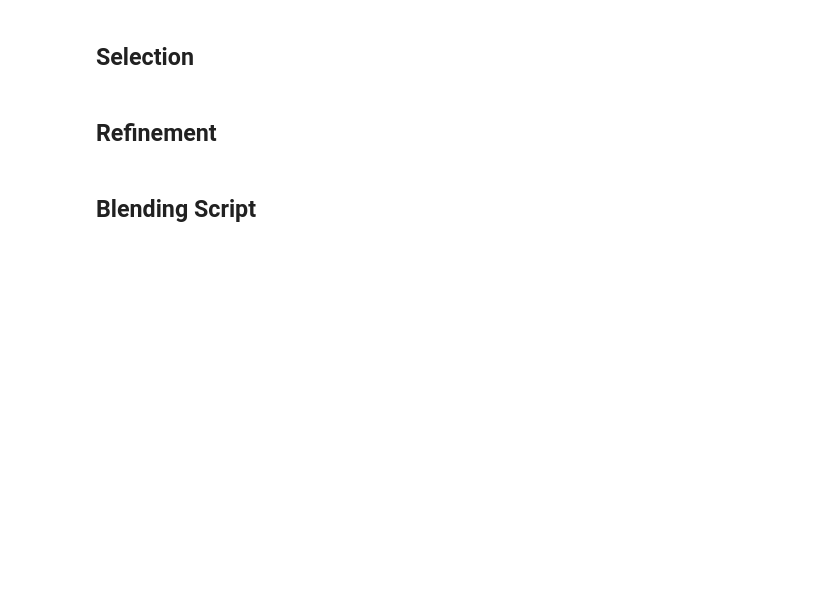
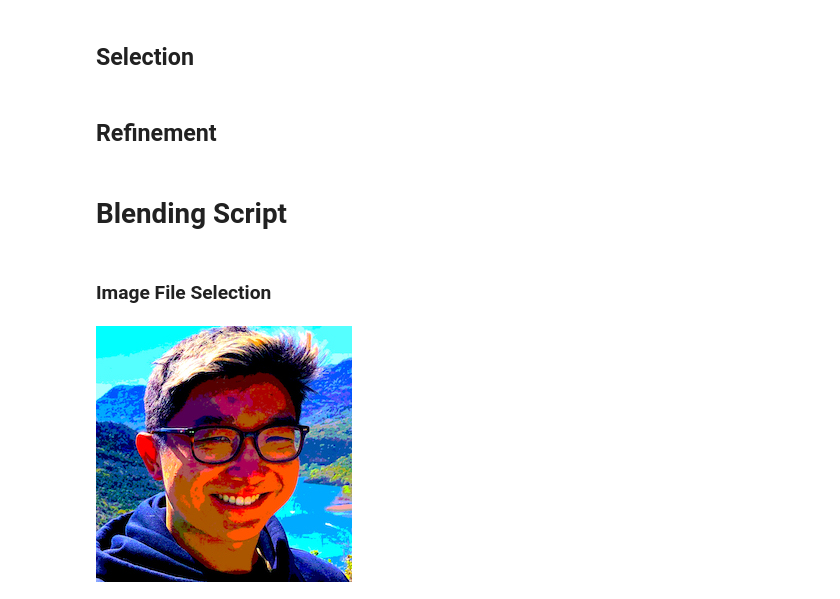
Before and after one commit to adamdavidcole/stylegan3-fun-blend, a Jupyter notebook: blend.ipynb, the cells around one changed output. Saved outputs shown, nothing was run; the diff lists cells and outputs as text; code cells hidden in the pictures; blank space fills up the shorter version.

```diff
--- a/blend.ipynb
+++ b/blend.ipynb
@@ -349,5 +354,5 @@ for training_checkpoint in training_checkpoints:
 # %% [markdown]
 ## Refinement
 # %% [markdown]
-## Blending Script
+# Blending Script
 # %%
@@ -448,3 +484,50 @@ destination_model_pkl = "./results/butterfly/training/00008-stylegan3-r-butterfl
 G = get_model(source_model_pkl)
 G_new = copy.deepcopy(G)
 G_tuned = get_model(destination_model_pkl)
+# %% [markdown]
+### Image File Selection
+# %%
+#@title Select or Upload an Image to Project {run: "auto"}
+
+projection_source_images_outdir = "projection_source_images"
+projection_source_vectors_outdir = "projection_source_vectors"
+
+if not os.path.isdir(projection_source_images_outdir):
+  !mkdir -p $projection_source_images_outdir
+
+def upload_files():
+  filepaths = []
+  from google.colab import files
+  uploaded = files.upload()
+  for k, v in uploaded.items():
+    filepath = f"{projection_source_images_outdir}/{k}"
+    open(filepath, 'wb').write(v)
+    filepaths.append(filepath)
+  return list(filepaths)[0]
+
+
+button = widgets.Button(description="Upload New File")
+output = widgets.Output()
+
+img_file_path = "projection_source_images/alan2.jpg" #@param {type: "string"}
+
+def on_button_clicked(b):
+  global img_file_path
+  # Display the message within the output widget.
+  # with output:
+  img_file_path = upload_files();
+  clear_output(wait=True)
+  display(DisplayImage(img_file_path))
+
+  print(color.BOLD + color.YELLOW + "NOTE: " + color.END + color.END +  "to save this upload for future runs, copy the line below into img_file_path param in the form");
+  print("\t" + img_file_path)
+
+  print("");
+  display(button, output)
+
+display(DisplayImage(img_file_path))
+
+button.on_click(on_button_clicked)
+display(button, output)
+# %% [output]
+[figure, added]
```
Also changed, not shown: parts of 10 cells of this notebook.
